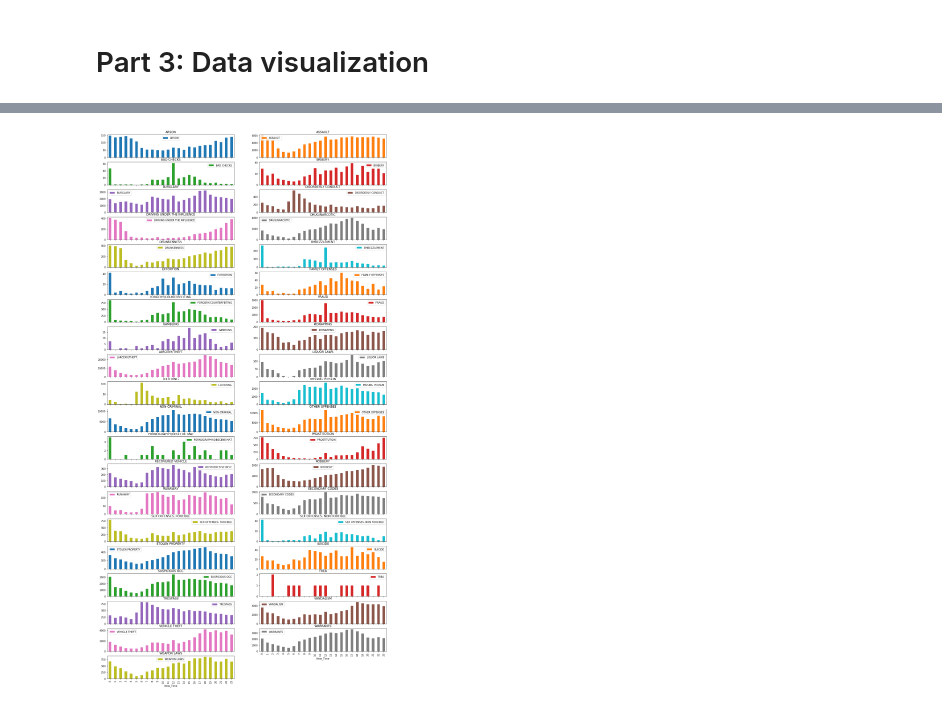
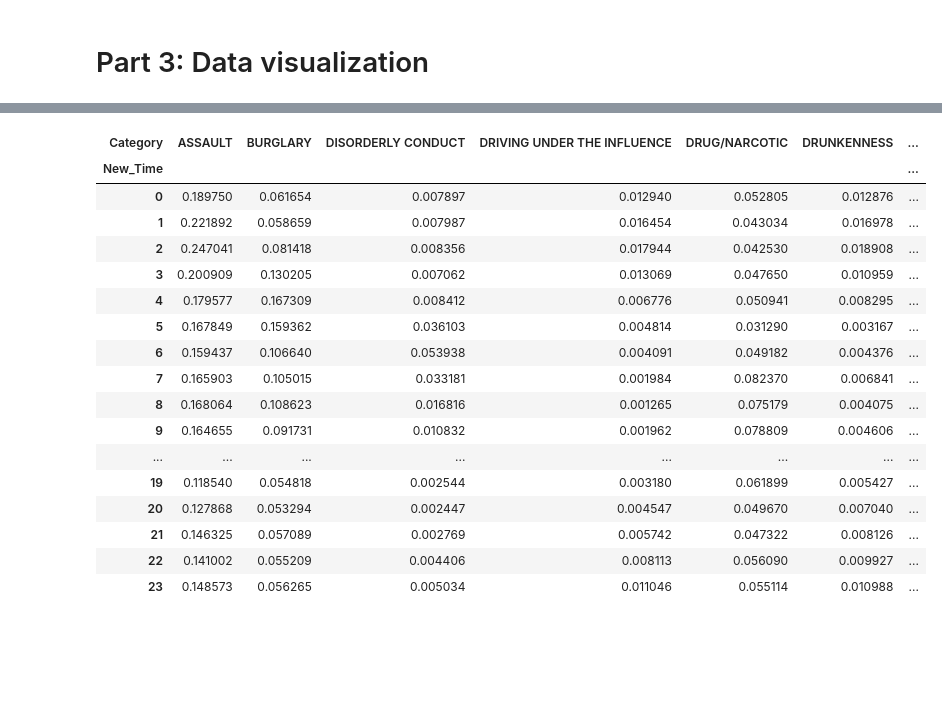
Before and after one commit to LongQin1/02806SocialDataVisualization, a Jupyter notebook: Assignment 2.ipynb, the cells around one changed output, grey strips where cells are left out. Saved outputs shown, nothing was run; the diff lists cells and outputs as text; code cells hidden in the pictures; blank space fills up the shorter version.

```diff
--- a/Assignment 2.ipynb
+++ b/Assignment 2.ipynb
@@ -62,4 +64,24 @@ Name: IncidntNum, Length: 916, dtype: int64
-# %%
-ax = crime_focus_count_hour.unstack().plot.bar(subplots = True, layout=(20,2), figsize = (20, 40))
-# %% [output]
-[figure, removed]
+# %%
+new_df = crime_focus_count_hour.unstack()
+cols = list(new_df.columns)
+new_df[cols] = new_df[cols].div(new_df[cols].sum(axis=1), axis=0)
+new_df   ## prepare data to hour distributed dataframe
+# %% [output]
+| Category | ASSAULT | BURGLARY | DISORDERLY CONDUCT | DRIVING UNDER THE INFLUENCE | DRUG/NARCOTIC | DRUNKENNESS | ... |
+| New_Time |  |  |  |  |  |  | ... |
+| 0 | 0.189750 | 0.061654 | 0.007897 | 0.012940 | 0.052805 | 0.012876 | ... |
+| 1 | 0.221892 | 0.058659 | 0.007987 | 0.016454 | 0.043034 | 0.016978 | ... |
+| 2 | 0.247041 | 0.081418 | 0.008356 | 0.017944 | 0.042530 | 0.018908 | ... |
+| 3 | 0.200909 | 0.130205 | 0.007062 | 0.013069 | 0.047650 | 0.010959 | ... |
+| 4 | 0.179577 | 0.167309 | 0.008412 | 0.006776 | 0.050941 | 0.008295 | ... |
+| 5 | 0.167849 | 0.159362 | 0.036103 | 0.004814 | 0.031290 | 0.003167 | ... |
+| 6 | 0.159437 | 0.106640 | 0.053938 | 0.004091 | 0.049182 | 0.004376 | ... |
+| 7 | 0.165903 | 0.105015 | 0.033181 | 0.001984 | 0.082370 | 0.006841 | ... |
+| 8 | 0.168064 | 0.108623 | 0.016816 | 0.001265 | 0.075179 | 0.004075 | ... |
+| 9 | 0.164655 | 0.091731 | 0.010832 | 0.001962 | 0.078809 | 0.004606 | ... |
+| ... | ... | ... | ... | ... | ... | ... | ... |
+| 19 | 0.118540 | 0.054818 | 0.002544 | 0.003180 | 0.061899 | 0.005427 | ... |
+| 20 | 0.127868 | 0.053294 | 0.002447 | 0.004547 | 0.049670 | 0.007040 | ... |
+| 21 | 0.146325 | 0.057089 | 0.002769 | 0.005742 | 0.047322 | 0.008126 | ... |
+| 22 | 0.141002 | 0.055209 | 0.004406 | 0.008113 | 0.056090 | 0.009927 | ... |
+| 23 | 0.148573 | 0.056265 | 0.005034 | 0.011046 | 0.055114 | 0.010988 | ... |
```
Also changed, not shown: parts of 8 cells of this notebook.
